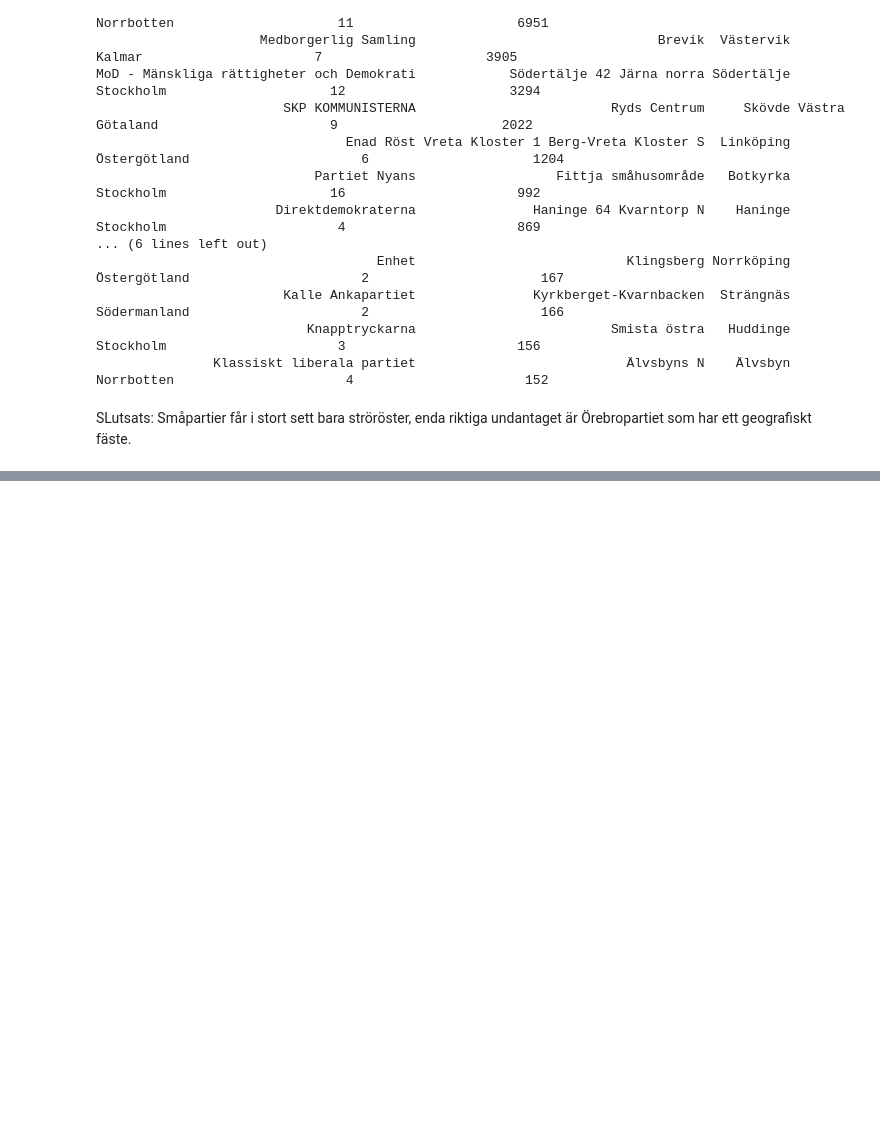
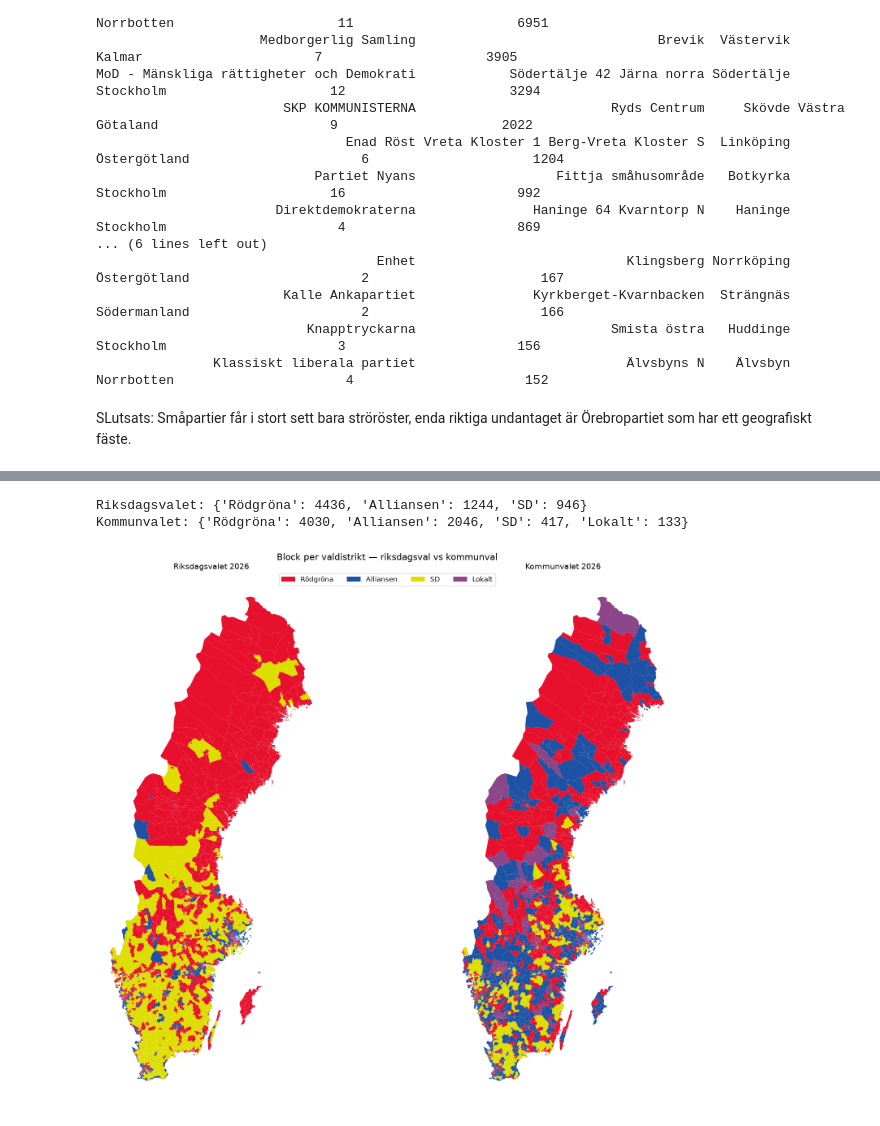
Before and after one commit to sven-0414/py-ai-lab, a Jupyter notebook: data_analysis/egen_lab.ipynb, the cells around one changed output, grey strips where cells are left out. Saved outputs shown, nothing was run; the diff lists cells and outputs as text; code cells hidden in the pictures; blank space fills up the shorter version.

```diff
--- a/data_analysis/egen_lab.ipynb
+++ b/data_analysis/egen_lab.ipynb
@@ -1230,0 +1318,76 @@ SLutsats: Småpartier får i stort sett bara ströröster, enda riktiga undantag
+# %%
+rödgröna = [
+    'Arbetarepartiet-Socialdemokraterna',
+    'Vänsterpartiet',
+    'Miljöpartiet de gröna',
+]
+alliansen = [
+    'Moderaterna',
+    'Kristdemokraterna',
+    'Liberalerna (tidigare Folkpartiet)',
+    'Centerpartiet',
+]
+sd_grupp = ['Sverigedemokraterna']
+
+def fyrvägs(df):
+    df = df[~df['Parti/kategori'].isin(kategorier)].copy()
+    # Hitta största enskilda parti per distrikt
+    vinnare = df.loc[df.groupby('Valdistriktskod')['Röster'].idxmax()].copy()
+    # Klassificera
+    def kategorisera(p):
+        if p in rödgröna:
+            return 'Rödgröna'
+        elif p in alliansen:
+            return 'Alliansen'
+        elif p in sd_grupp:
+            return 'SD'
+        else:
+            return 'Lokalt'
+    vinnare['Vinnare'] = vinnare['Parti/kategori'].apply(kategorisera)
+    return vinnare[['Valdistriktskod', 'Vinnare']]
+
+fyra_riks = fyrvägs(roster)
+fyra_kommun = fyrvägs(kommun_roster)
+
+print("Riksdagsvalet:", fyra_riks['Vinnare'].value_counts().to_dict())
+print("Kommunvalet:", fyra_kommun['Vinnare'].value_counts().to_dict())
+# %% [output]
+Riksdagsvalet: {'Rödgröna': 4436, 'Alliansen': 1244, 'SD': 946}
+Kommunvalet: {'Rödgröna': 4030, 'Alliansen': 2046, 'SD': 417, 'Lokalt': 133}
+# %%
+fyrfärger = {
+    'Rödgröna': '#E8112D',
+    'Alliansen': '#1E52A5',
+    'SD': '#DDDD00',
+    'Lokalt': '#8B4789',
+}
+
+fig, axes = plt.subplots(1, 2, figsize=(20, 14))
+
+for ax, (data, titel) in zip(axes, [(fyra_riks, 'Riksdagsvalet 2026'), (fyra_kommun, 'Kommunvalet 2026')]):
+    karta = distrikt_geo.merge(
+        data[['Valdistriktskod', 'Vinnare']],
+        on='Valdistriktskod',
+        how='left'
+    )
+    karta['färg'] = karta['Vinnare'].map(fyrfärger).fillna('#CCCCCC')
+    karta_klippt_lokal = karta.clip(sverige)
+    karta_klippt_lokal.plot(color=karta_klippt_lokal['färg'], ax=ax, edgecolor='none')
+    ax.set_axis_off()
+    ax.set_title(titel, fontsize=14)
+
+from matplotlib.patches import Patch
+legend_elements = [Patch(facecolor=f, label=b) for b, f in fyrfärger.items()]
+fig.legend(
+    handles=legend_elements,
+    loc='upper center',
+    ncol=4,
+    fontsize=12,
+    bbox_to_anchor=(0.5, 0.95),
+)
+
+fig.suptitle('Block per valdistrikt — riksdagsval vs kommunval', fontsize=16, y=0.98)
+plt.tight_layout()
+plt.show()
+# %% [output]
+[figure, added]
```
Also changed, not shown: parts of 6 cells of this notebook.
